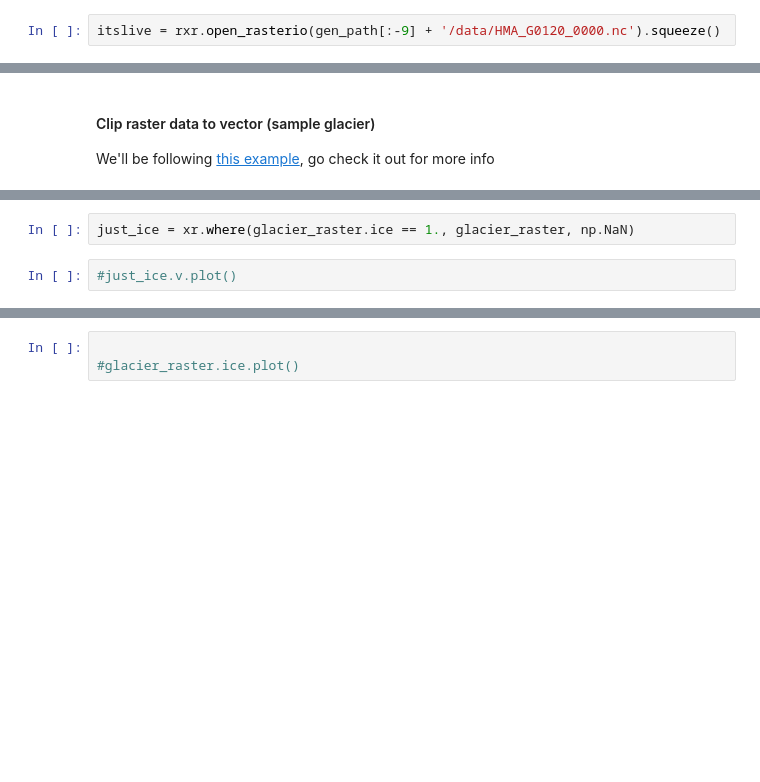
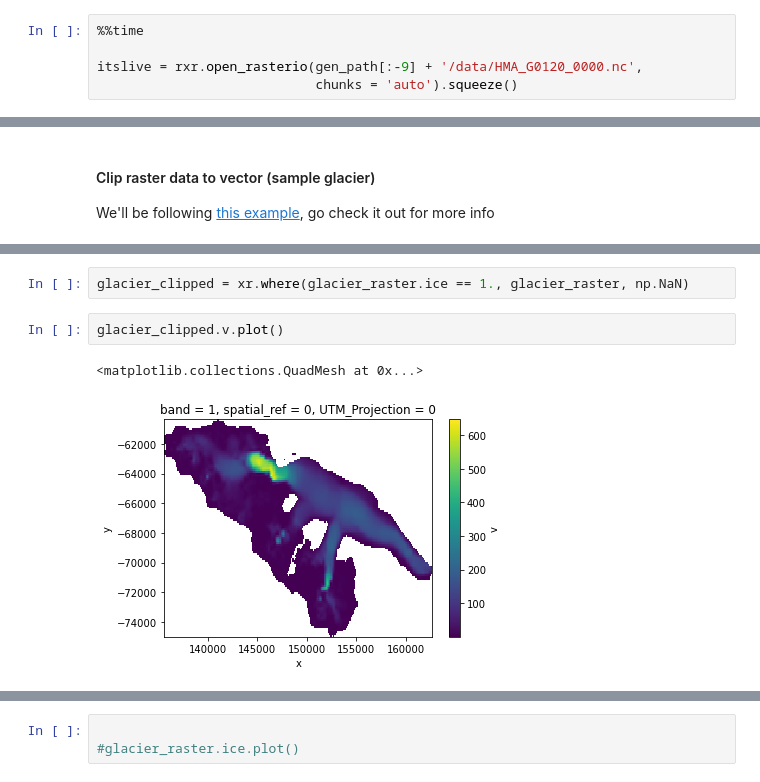
Before and after one commit to e-marshall/itslive, a Jupyter notebook: individual_glacier_analysis1.ipynb, the cells around one changed output, grey strips where cells are left out. Saved outputs shown, nothing was run; the diff lists cells and outputs as text; blank space fills up the shorter version.

```diff
--- a/individual_glacier_analysis1.ipynb
+++ b/individual_glacier_analysis1.ipynb
@@ -103,4 +103,7 @@ gen_path = '/Users/emarshall/Desktop/siparcs/xr_book1/'
 
 This section contains a workflow for reading in and organizing ITS_LIVE glacier velocity data that is accessed in netcdf format from the NSIDC DAAC. Whereas before, we needed to build a the magnitude of velocity variable from the velocity component variables (individual geotiff files), the netcdf file contains a variable for magnitude of velocity as well as many other variables representing land cover types, error estimates and metadata
 # %%
-itslive = rxr.open_rasterio(gen_path[:-9] + '/data/HMA_G0120_0000.nc').squeeze()
+%%time
+
+itslive = rxr.open_rasterio(gen_path[:-9] + '/data/HMA_G0120_0000.nc',
+                            chunks = 'auto').squeeze()
@@ -168,5 +267,8 @@ glacier_raster
 # %%
-just_ice = xr.where(glacier_raster.ice == 1., glacier_raster, np.NaN)
+glacier_clipped = xr.where(glacier_raster.ice == 1., glacier_raster, np.NaN)
 # %%
-#just_ice.v.plot()
+glacier_clipped.v.plot()
+# %% [output]
+<matplotlib.collections.QuadMesh at 0x...>
+[figure, added]
 # %%
```
Also changed, not shown: parts of 18 cells of this notebook, 36 other files.
